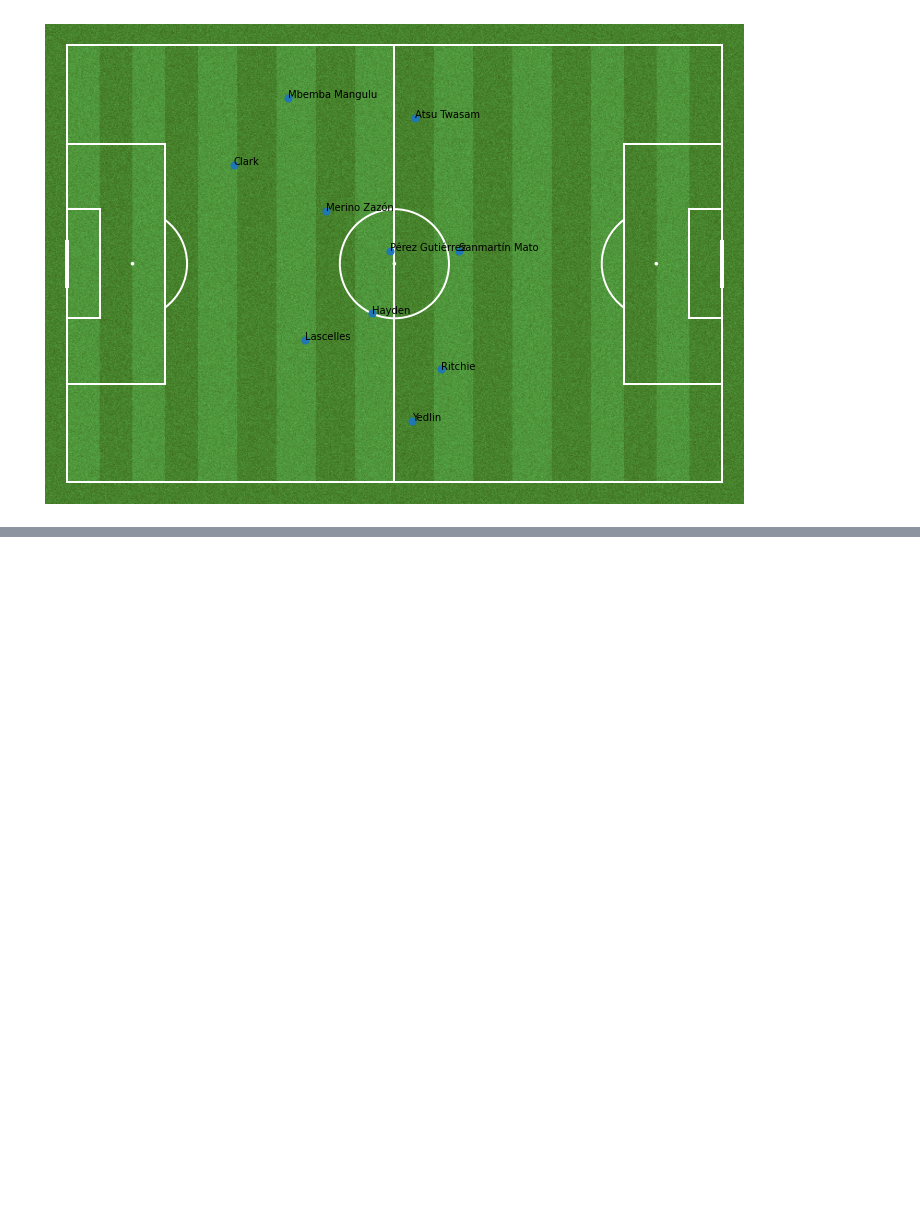
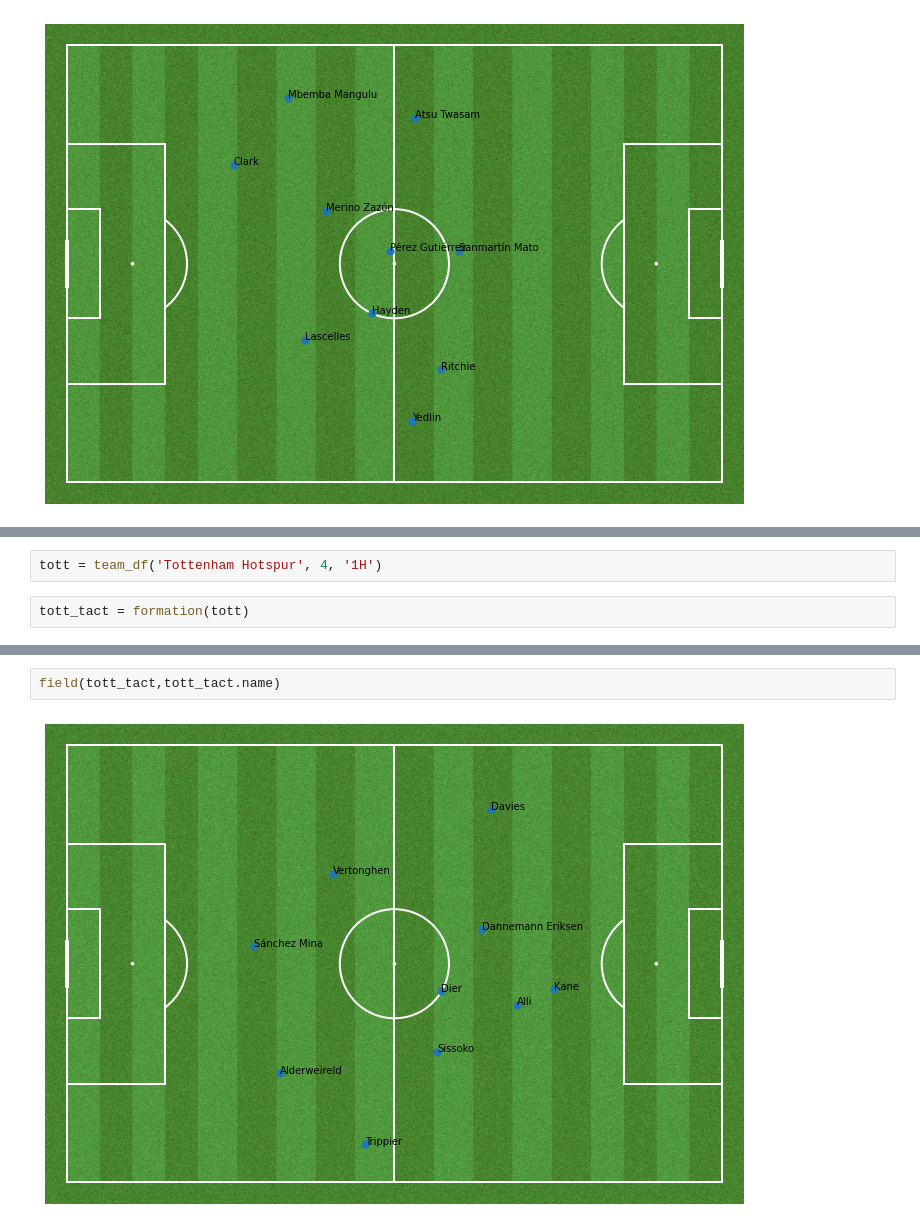
Before and after one commit to estieve/soccer_analysis, a Jupyter notebook: Visualization_simplified.ipynb, the cells around one changed output, grey strips where cells are left out. Saved outputs shown, nothing was run; the diff lists cells and outputs as text; blank space fills up the shorter version.

```diff
--- a/Visualization_simplified.ipynb
+++ b/Visualization_simplified.ipynb
@@ -131,0 +147,4 @@ field(tactics,tactics.role)
+# %%
+tott = team_df('Tottenham Hotspur', 4, '1H')
+# %%
+tott_tact = formation(tott)
@@ -131,0 +165,4 @@ field(tactics,tactics.role)
+# %%
+field(tott_tact,tott_tact.name)
+# %% [output]
+[figure, added]
```
Also changed, not shown: parts of 5 cells of this notebook.
